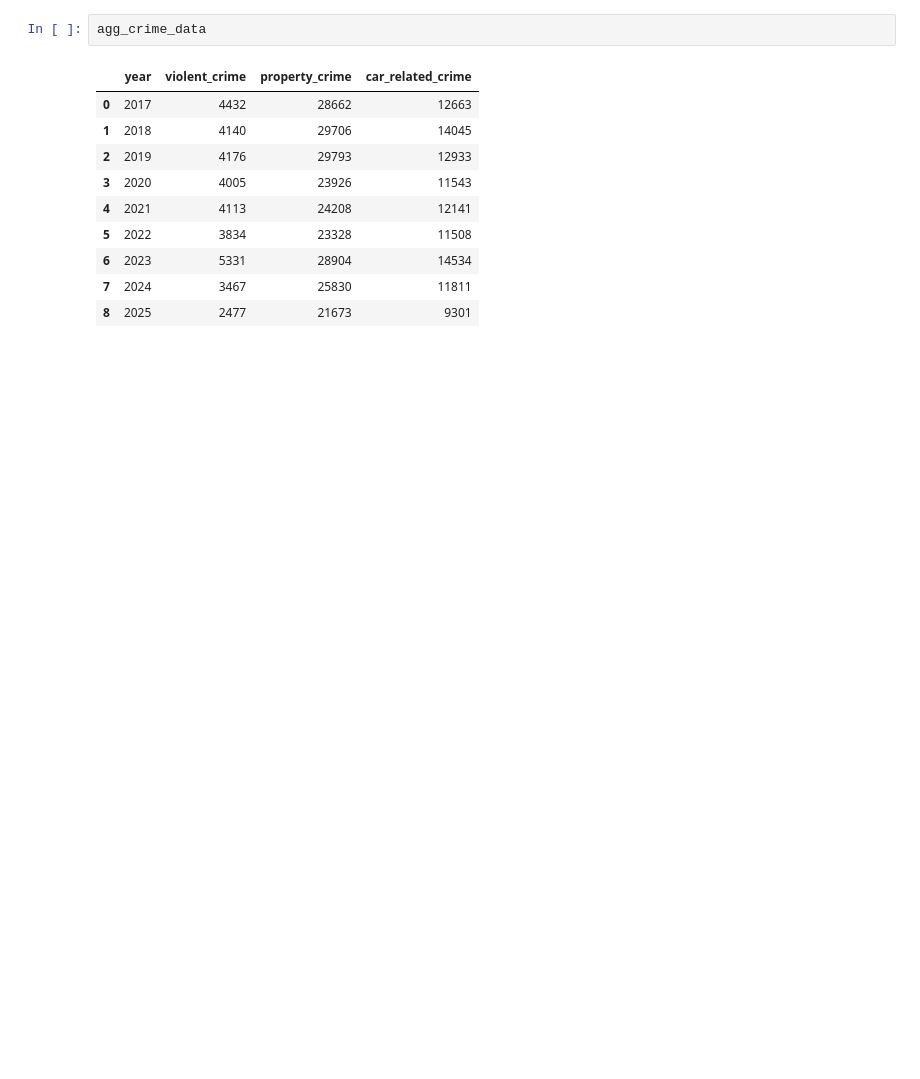
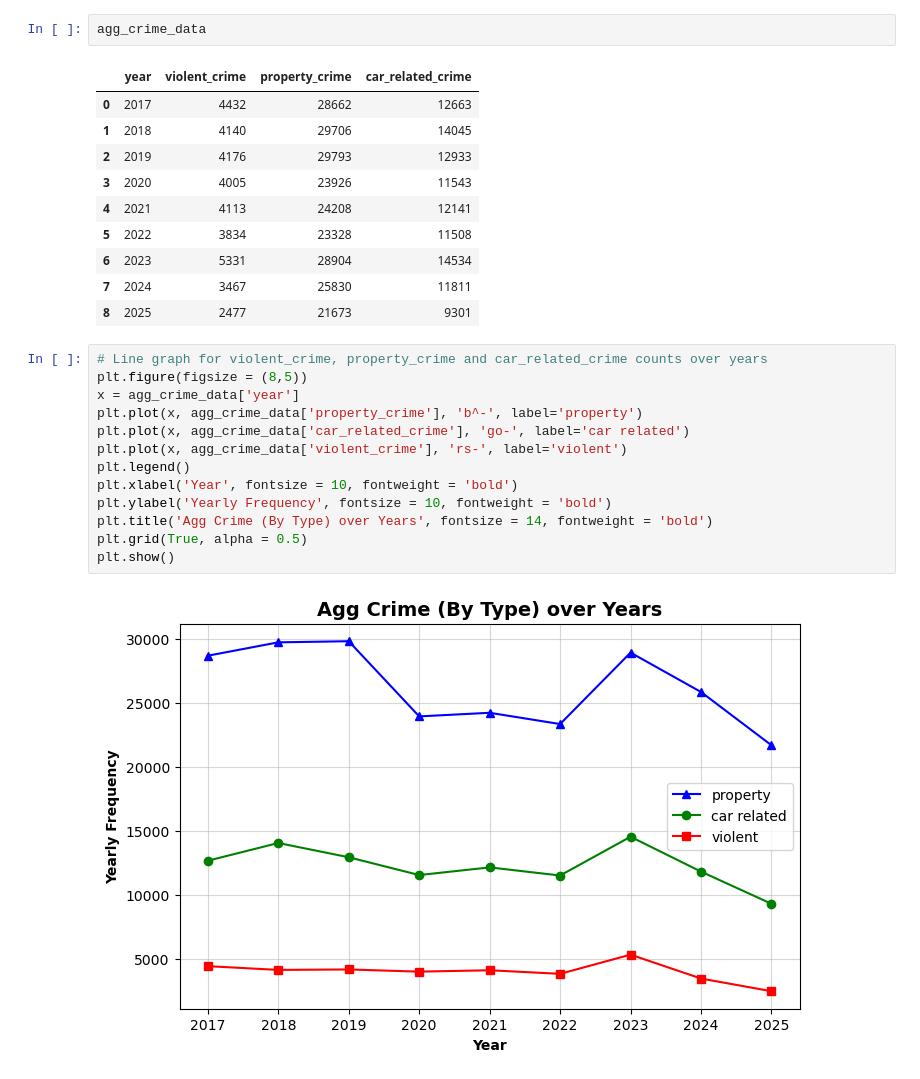
Before and after one commit to iansargent/DC-Metro-Crime, a Jupyter notebook: Scripts/Analysis/time_crime.ipynb, the cells around one changed output. Drawn from its saved outputs; the diff is of its cells as text; blank space fills up the shorter version.

Commit message:
finished agg crime plot

```diff
--- a/Scripts/Analysis/time_crime.ipynb
+++ b/Scripts/Analysis/time_crime.ipynb
@@ -80,3 +83,18 @@ agg_crime_data
 | 6 | 2023 | 5331 | 28904 | 14534 |
 | 7 | 2024 | 3467 | 25830 | 11811 |
 | 8 | 2025 | 2477 | 21673 | 9301 |
+# %%
+# Line graph for violent_crime, property_crime and car_related_crime counts over years
+plt.figure(figsize = (8,5))
+x = agg_crime_data['year']
+plt.plot(x, agg_crime_data['property_crime'], 'b^-', label='property')
+plt.plot(x, agg_crime_data['car_related_crime'], 'go-', label='car related')
+plt.plot(x, agg_crime_data['violent_crime'], 'rs-', label='violent')
+plt.legend()
+plt.xlabel('Year', fontsize = 10, fontweight = 'bold')
+plt.ylabel('Yearly Frequency', fontsize = 10, fontweight = 'bold')
+plt.title('Agg Crime (By Type) over Years', fontsize = 14, fontweight = 'bold')
+plt.grid(True, alpha = 0.5)
+plt.show()
+# %% [output]
+[figure, added]
```
Also changed, not shown: parts of 2 cells of this notebook.
